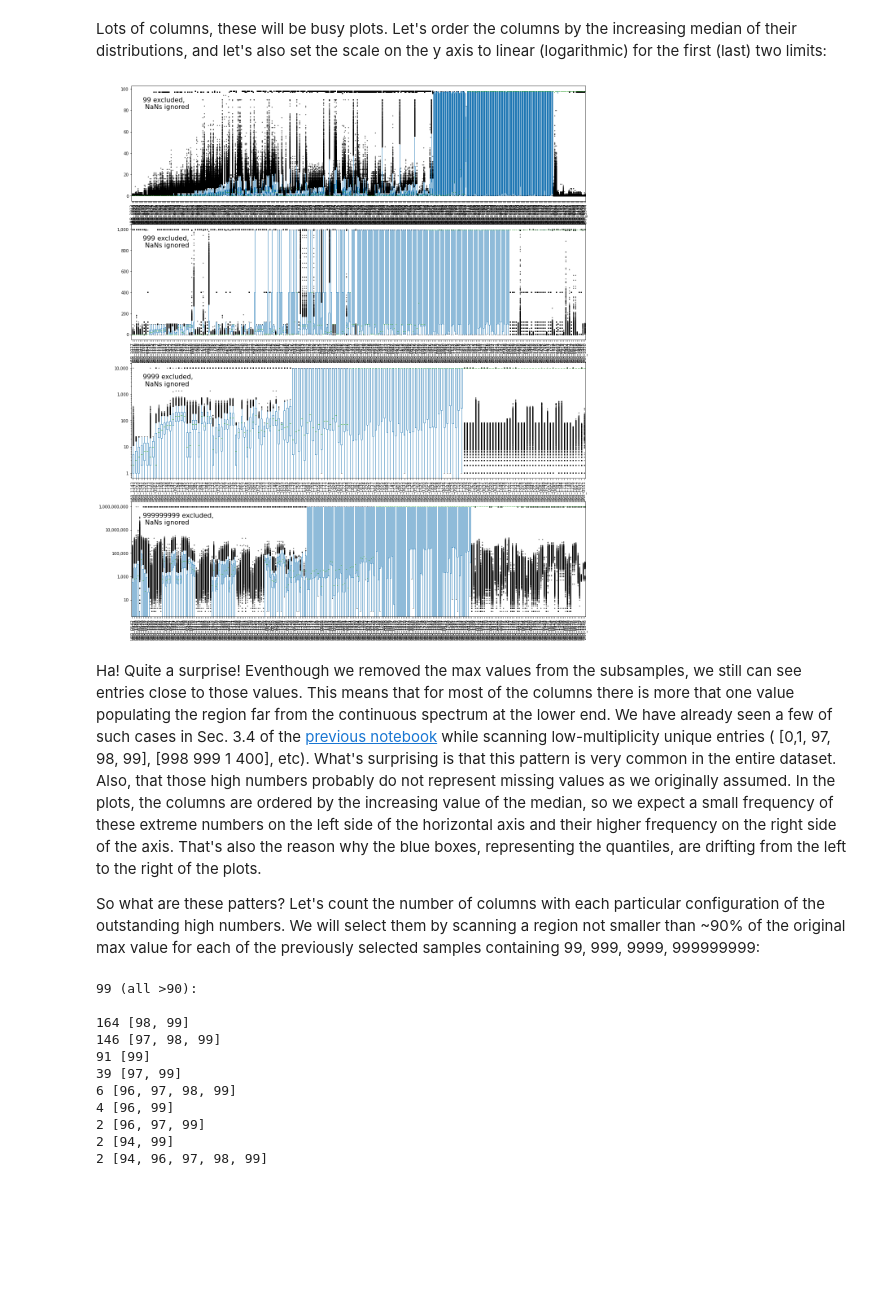
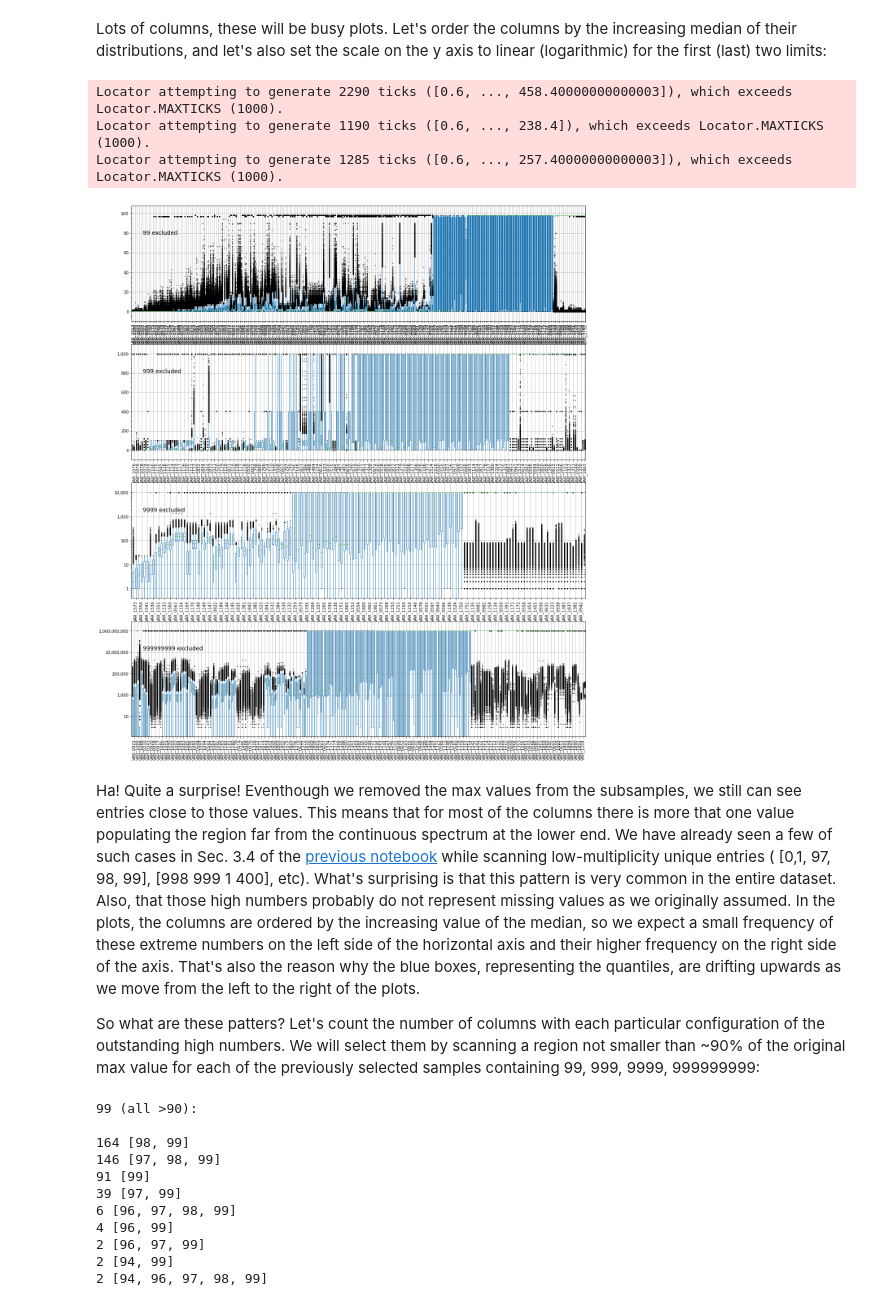
Before and after one commit to robertc2020/Capstone_Project_2-Customer_Churn, a Jupyter notebook: exploratory_data_analysis.ipynb, the cells around one changed output. Saved outputs shown, nothing was run; the diff lists cells and outputs as text; code cells hidden in the pictures; blank space fills up the shorter version.

```diff
--- a/exploratory_data_analysis.ipynb
+++ b/exploratory_data_analysis.ipynb
@@ -24,0 +490,33 @@ y.shape
+# %%
+fig, ax = plt.subplots(4,4,figsize=(12,8),sharey=True)
+
+cols = dft.columns
+
+ax = ax.ravel()
+
+nbins=12
+
+for i, col in enumerate(cols):
+
+    df = pd.concat((dft[col],y),axis=1)
+
+    tmin = df[col].min(); tmax = df[col].max()
+    tbins = pd.date_range(tmin,tmax,nbins)
+    pd_bins = pd.cut(df[col], tbins)
+
+    df.groupby(pd_bins)['target'].mean().plot.bar(ax=ax[i],legend=None)
+
+    ax[i].set_xticks([0,nbins-1]); ax[i].set_xticklabels([str(dt.date(tmin))[:-3],str(dt.date(tmax))[:-3]])
+    ax[i].tick_params(axis='x', labelrotation=0)
+
+    if i % 4 == 0: ax[i].set_ylabel('Average target');
+    if i > 11: ax[i].set_xlabel('time')
+
+    ax[i].grid(False); ax[i].set_xlabel('')
+    ax[i].text(0.05, 0.88, col, transform=ax[i].transAxes,fontsize=12)
+
+    ax[i].set_ylim(top = 0.65)
+    ax[i].axhline(y.mean()[0],linewidth=1,linestyle='--',color='r');
+    ax[i].axhline(y[df[col].notna()].mean()[0],linewidth=1,linestyle='--',color='b')
+
+fig.tight_layout()
@@ -86,7 +654,7 @@ for i in range(len(ax)):
     ax[i].set_yscale('log')
     ax[i].yaxis.set_major_formatter(ticker.FuncFormatter(lambda x, p: format(int(x), ',')))
     ax[i].set_xticklabels(ax[i].get_xticklabels(),rotation = 90)
-    ax[i].text(0.05, 0.8, ('-1' if i<1 else '-99999') + ' excluded,\n NaNs ignored', transform=ax[i].transAxes,fontsize=16)
+    ax[i].text(0.05, 0.8, ('-1' if i<1 else '-99999') + ' excluded', transform=ax[i].transAxes,fontsize=16)
 
     for pos, lab in zip(ax[i].get_xticks(),ax[i].get_xticklabels()):
         if lab.get_text() in cols_to_plot[i]:
@@ -105,5 +673,5 @@ for k, hist_list in enumerate(cols_to_plot):
     for j, col in enumerate(hist_list):
         i = j + 5*k
         (dfi_a[col] if k<1 else dfi_b[col]).plot.hist(ax=ax[i],bins=50,log=True,legend=col)
-        ax[i].grid(); ax[i].set_axisbelow(True); ax[i].set_ylabel('')
+        ax[i].set_ylabel('')
 # %% [output]
@@ -136,22 +718,30 @@ Lots of columns, these will be busy plots. Let's order the columns by the increa
 # %%
 fig, ax = plt.subplots(4,1,figsize=(20,24))
 
 cols9_sorted = []
 
 for i in range(len(ax)):
 
     cols9_sorted.append( dfi9[i].mean().sort_values().index)
 
     dfi9[i][cols9_sorted[i]].plot.box(ax=ax[i],flierprops=dict(markersize=1))
 
+#    ax[i].grid()
     if i > 1: ax[i].set_yscale('log')
+
+    ax[i].xaxis.set_major_locator(ticker.MultipleLocator(2))
+    ax[i].xaxis.set_minor_locator(ticker.MultipleLocator(2))
+
     ax[i].yaxis.set_major_formatter(ticker.FuncFormatter(lambda x, p: format(int(x), ',')))
     ax[i].set_xticklabels(ax[i].get_xticklabels(),rotation = 90)
-    ax[i].text(0.025, 0.8, str(limits[i]) + ' excluded,\n NaNs ignored', transform=ax[i].transAxes,fontsize=16)
+    ax[i].text(0.025, 0.75, str(limits[i]) + ' excluded', transform=ax[i].transAxes,fontsize=14)
 # %% [output]
+Locator attempting to generate 2290 ticks ([0.6, ..., 458.40000000000003]), which exceeds Locator.MAXTICKS (1000).
+Locator attempting to generate 1190 ticks ([0.6, ..., 238.4]), which exceeds Locator.MAXTICKS (1000).
+Locator attempting to generate 1285 ticks ([0.6, ..., 257.40000000000003]), which exceeds Locator.MAXTICKS (1000).
-[figure, old version]
+[figure, new version]
 # %% [markdown]
-Ha! Quite a surprise! Eventhough we removed the max values from the subsamples, we still can see entries close to those values. This means that for most of the columns there is more that one value populating the region far from the continuous spectrum at the lower end. We have already seen a few of such cases in Sec. 3.4 of the [previous notebook](./data_wrangling.ipynb#3.4) while scanning low-multiplicity unique entries ( [0,1, 97, 98, 99], [998 999   1 400], etc). What's surprising is that this pattern is very common in the entire dataset. Also, that those high numbers probably do not represent missing values as we originally assumed. In the plots, the columns are ordered by the increasing value of the median, so we expect a small frequency of these extreme numbers on the left side of the horizontal axis and their higher frequency on the right side of the axis. That's also the reason why the blue boxes, representing the quantiles, are drifting from the left to the right of the plots.
+Ha! Quite a surprise! Eventhough we removed the max values from the subsamples, we still can see entries close to those values. This means that for most of the columns there is more that one value populating the region far from the continuous spectrum at the lower end. We have already seen a few of such cases in Sec. 3.4 of the [previous notebook](./data_wrangling.ipynb#3.4) while scanning low-multiplicity unique entries ( [0,1, 97, 98, 99], [998 999   1 400], etc). What's surprising is that this pattern is very common in the entire dataset. Also, that those high numbers probably do not represent missing values as we originally assumed. In the plots, the columns are ordered by the increasing value of the median, so we expect a small frequency of these extreme numbers on the left side of the horizontal axis and their higher frequency on the right side of the axis. That's also the reason why the blue boxes, representing the quantiles, are drifting upwards as we move from the left to the right of the plots.
 
 So what are these patters? Let's count the number of columns with each particular configuration of the outstanding high numbers. We will select them by scanning a region not smaller than ~90% of the original max value for each of the previously selected samples containing 99, 999, 9999, 999999999:
 # %%
```
Also changed, not shown: parts of 161 cells of this notebook, 3 other files.
